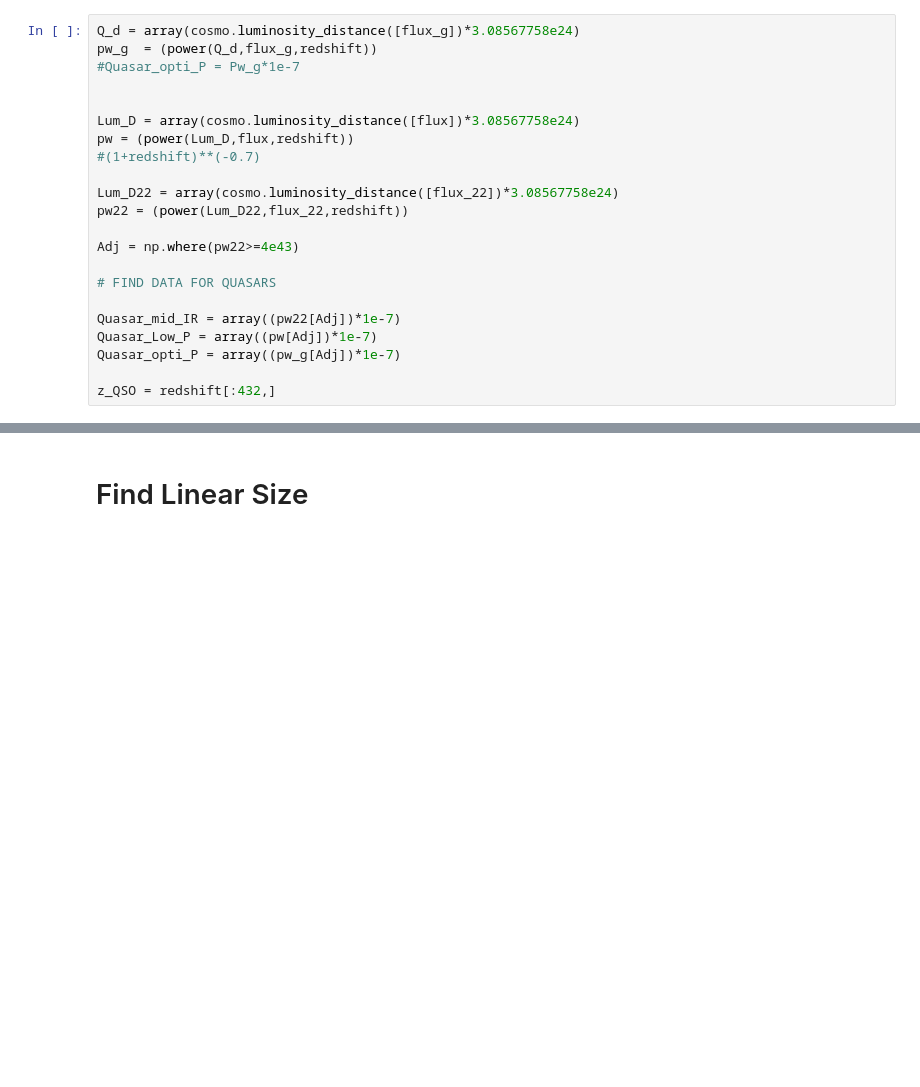
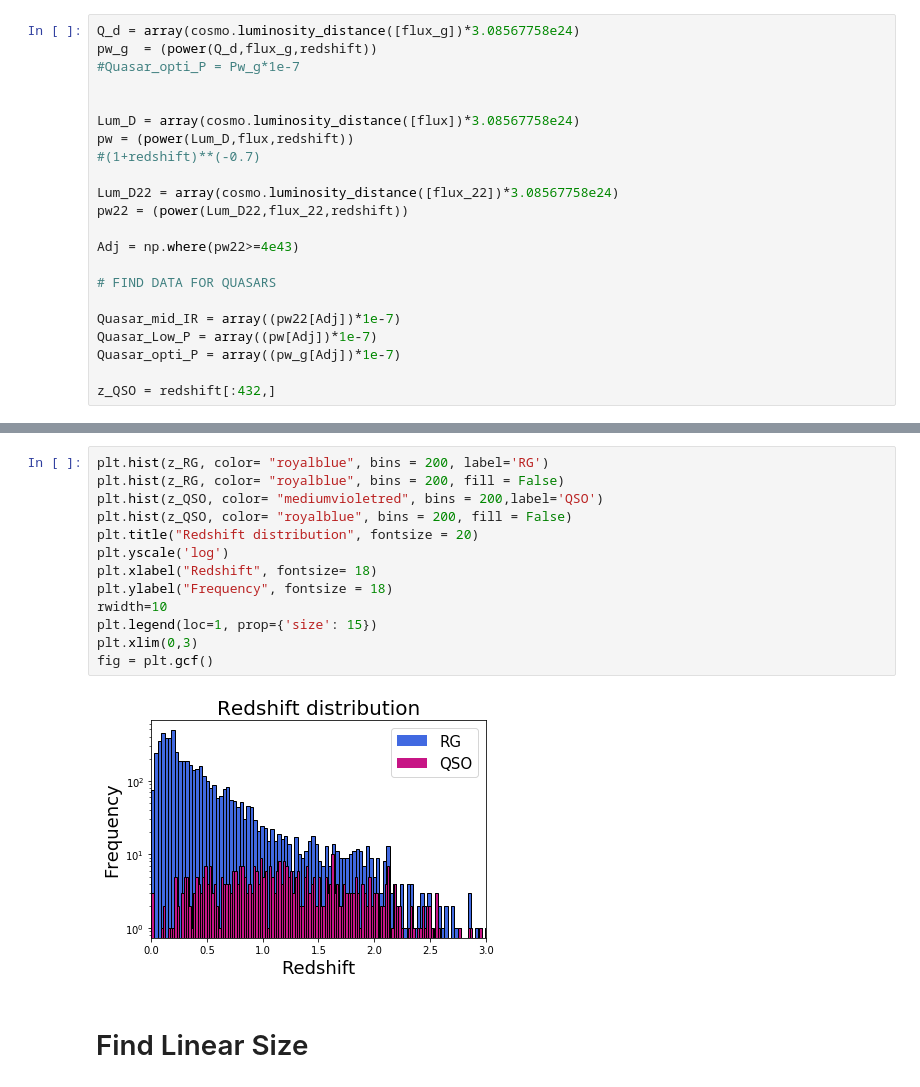
Before and after one commit to gfabj/Oxford-Research, a Jupyter notebook: Python/LOFAR_project.ipynb, the cells around one changed output, grey strips where cells are left out. Drawn from its saved outputs; the diff is of its cells as text; blank space fills up the shorter version.

```diff
--- a/Python/LOFAR_project.ipynb
+++ b/Python/LOFAR_project.ipynb
@@ -223,3 +226,18 @@ z_RG = z[:5776,]
+# %%
+plt.hist(z_RG, color= "royalblue", bins = 200, label='RG')
+plt.hist(z_RG, color= "royalblue", bins = 200, fill = False)
+plt.hist(z_QSO, color= "mediumvioletred", bins = 200,label='QSO')
+plt.hist(z_QSO, color= "royalblue", bins = 200, fill = False)
+plt.title("Redshift distribution", fontsize = 20)
+plt.yscale('log')
+plt.xlabel("Redshift", fontsize= 18)
+plt.ylabel("Frequency", fontsize = 18)
+rwidth=10
+plt.legend(loc=1, prop={'size': 15})
+plt.xlim(0,3)
+fig = plt.gcf()
+# %% [output]
+[figure, added]
 # %% [markdown]
 # Find Linear Size
 # %%
```
Also changed, not shown: parts of 34 cells of this notebook.
